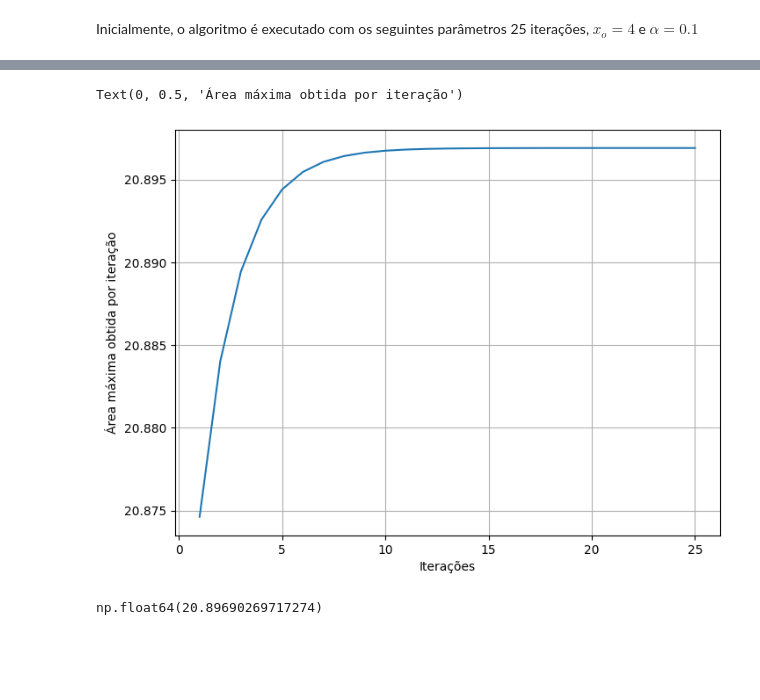
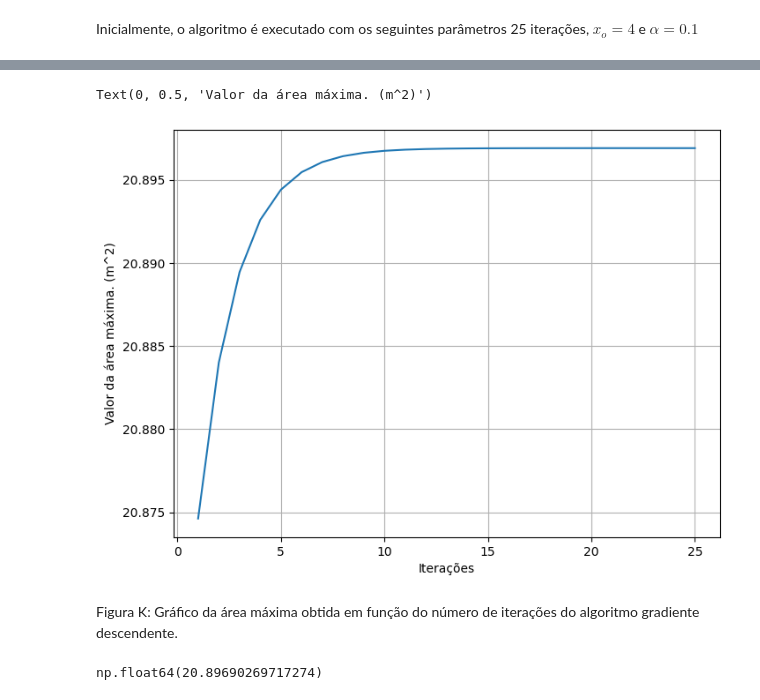
Before and after one commit to ricardoamachado/ENGA74, a Jupyter notebook: Atividade1/atividade1.ipynb, the cells around one changed output, grey strips where cells are left out. Cells and saved outputs as stored; diff of their text form; code cells hidden in the pictures; blank space fills up the shorter version.

```diff
--- a/Atividade1/atividade1.ipynb
+++ b/Atividade1/atividade1.ipynb
@@ -73,10 +79,12 @@ area_maxima_por_iteracao = determinar_area(a_max_por_iteracao)
 # %%
 sns.lineplot(x = np.arange(1,num_iteracoes+1),y = area_maxima_por_iteracao)
 plt.xlabel("Iterações")
-plt.ylabel("Valor da área máxima (m^2)")
+plt.ylabel("Valor da área máxima. (m^2)")
 # %% [output]
-Text(0, 0.5, 'Área máxima obtida por iteração')
+Text(0, 0.5, 'Valor da área máxima. (m^2)')
-[figure, old version]
+[figure, new version]
+# %% [markdown]
+Figura K: Gráfico da área máxima obtida em função do número de iterações do algoritmo gradiente descendente.
 # %%
 area_maxima_por_iteracao[-1]
 # %% [output]
```
Also changed, not shown: parts of 36 cells of this notebook.
